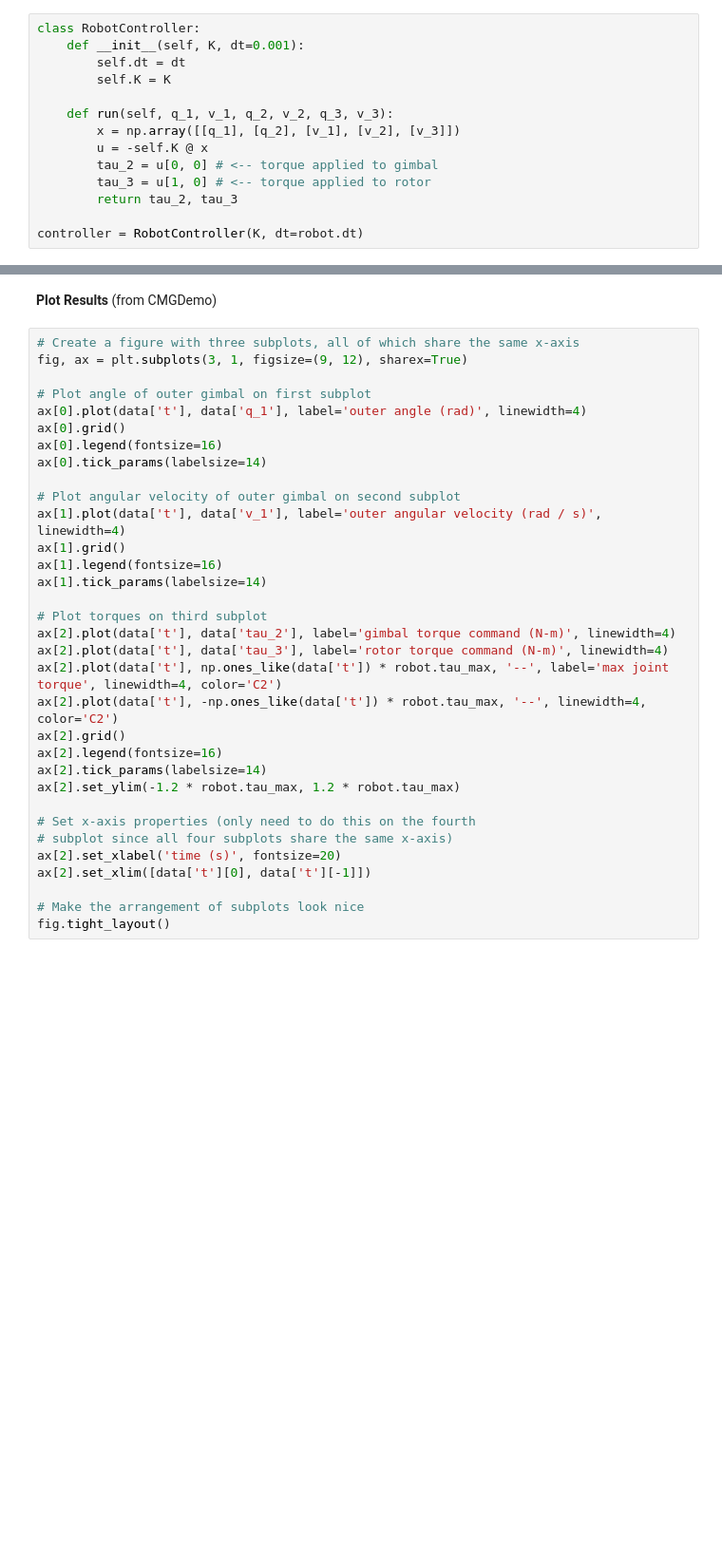
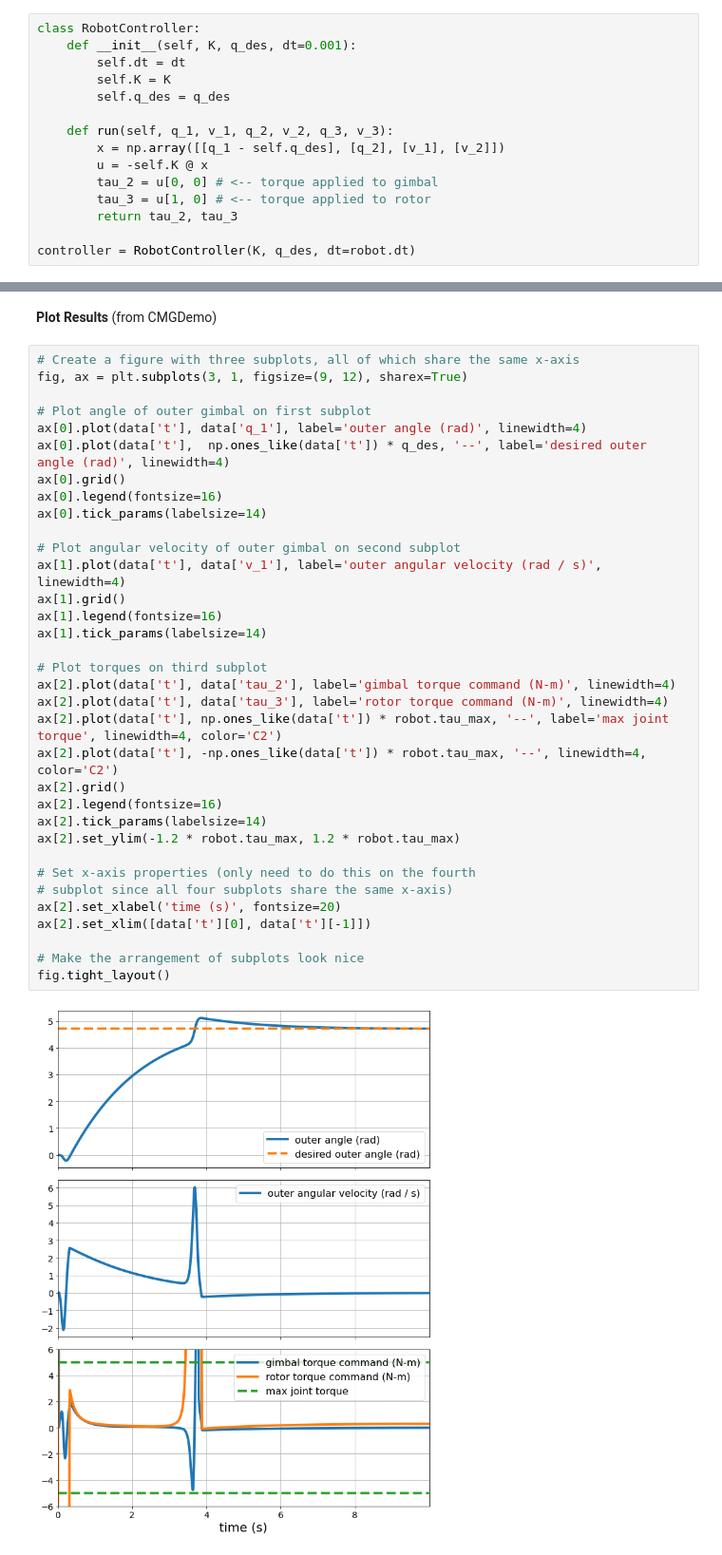
Before and after one commit to zhao-harry/ae353-sp21, a Jupyter notebook: projects/01_cmg/GenerateResults.ipynb, the cells around one changed output, grey strips where cells are left out. Shown at 95% size. Saved outputs shown, nothing was run; the diff lists cells and outputs as text; blank space fills up the shorter version.

```diff
--- a/projects/01_cmg/GenerateResults.ipynb
+++ b/projects/01_cmg/GenerateResults.ipynb
@@ -58,18 +105,19 @@ robot = ae353_cmg.RobotSimulator(damping=0., dt=0.001, display=True)
 **Define Controller**
 # %%
 class RobotController:
-    def __init__(self, K, dt=0.001):
+    def __init__(self, K, q_des, dt=0.001):
         self.dt = dt
         self.K = K
+        self.q_des = q_des
 
     def run(self, q_1, v_1, q_2, v_2, q_3, v_3):
-        x = np.array([[q_1], [q_2], [v_1], [v_2], [v_3]])
+        x = np.array([[q_1 - self.q_des], [q_2], [v_1], [v_2]])
         u = -self.K @ x
         tau_2 = u[0, 0] # <-- torque applied to gimbal
         tau_3 = u[1, 0] # <-- torque applied to rotor
         return tau_2, tau_3
 
-controller = RobotController(K, dt=robot.dt)
+controller = RobotController(K, q_des, dt=robot.dt)
 # %% [markdown]
 **Run Simulation**
 (from CMGDemo)
@@ -130,30 +178,33 @@ fig, ax = plt.subplots(3, 1, figsize=(9, 12), sharex=True)
 
 # Plot angle of outer gimbal on first subplot
 ax[0].plot(data['t'], data['q_1'], label='outer angle (rad)', linewidth=4)
+ax[0].plot(data['t'],  np.ones_like(data['t']) * q_des, '--', label='desired outer angle (rad)', linewidth=4)
 ax[0].grid()
 ax[0].legend(fontsize=16)
 ax[0].tick_params(labelsize=14)
 
 # Plot angular velocity of outer gimbal on second subplot
 ax[1].plot(data['t'], data['v_1'], label='outer angular velocity (rad / s)', linewidth=4)
 ax[1].grid()
 ax[1].legend(fontsize=16)
 ax[1].tick_params(labelsize=14)
 
 # Plot torques on third subplot
 ax[2].plot(data['t'], data['tau_2'], label='gimbal torque command (N-m)', linewidth=4)
 ax[2].plot(data['t'], data['tau_3'], label='rotor torque command (N-m)', linewidth=4)
 ax[2].plot(data['t'], np.ones_like(data['t']) * robot.tau_max, '--', label='max joint torque', linewidth=4, color='C2')
 ax[2].plot(data['t'], -np.ones_like(data['t']) * robot.tau_max, '--', linewidth=4, color='C2')
 ax[2].grid()
 ax[2].legend(fontsize=16)
 ax[2].tick_params(labelsize=14)
 ax[2].set_ylim(-1.2 * robot.tau_max, 1.2 * robot.tau_max)
 
 # Set x-axis properties (only need to do this on the fourth
 # subplot since all four subplots share the same x-axis)
 ax[2].set_xlabel('time (s)', fontsize=20)
 ax[2].set_xlim([data['t'][0], data['t'][-1]])
 
 # Make the arrangement of subplots look nice
 fig.tight_layout()
+# %% [output]
+[figure, added]
```
Also changed, not shown: parts of 3 cells of this notebook.
